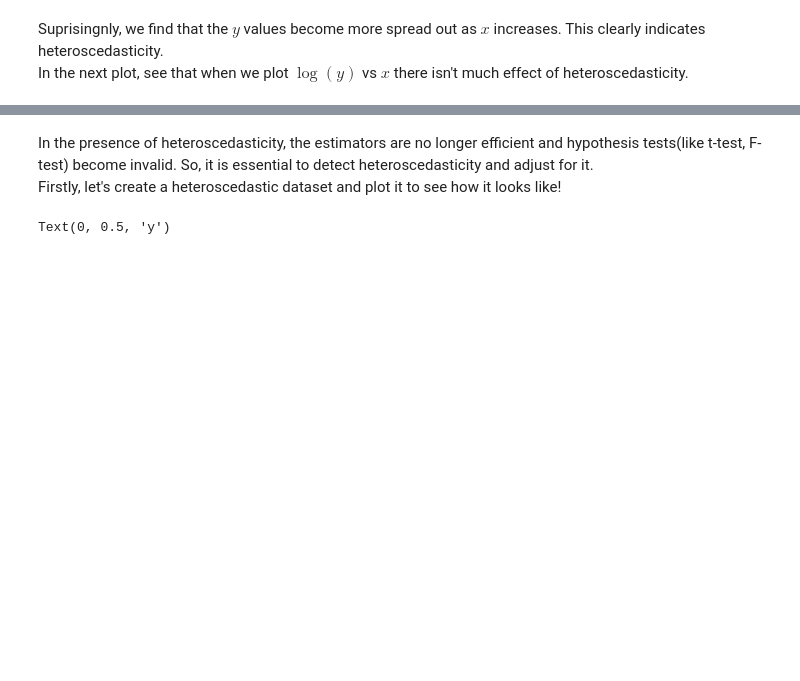
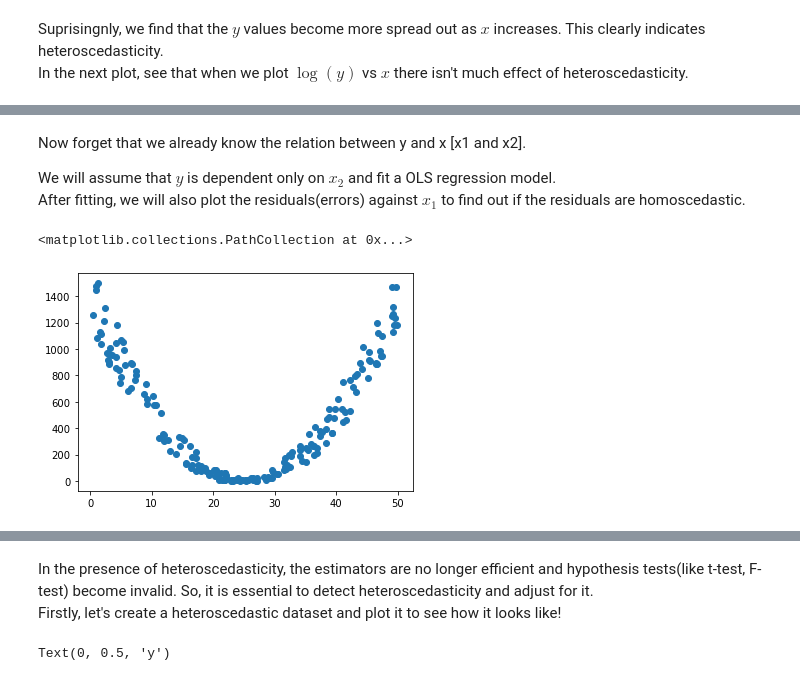
Before and after one commit to PetalsOnWind/Statistics-and-Econometrics-for-Data-Science, a Jupyter notebook: notebooks/Heteroscedasticty.ipynb, the cells around one changed output, grey strips where cells are left out. Drawn from its saved outputs; the diff is of its cells as text; code cells hidden in the pictures; blank space fills up the shorter version.

```diff
--- a/notebooks/Heteroscedasticty.ipynb
+++ b/notebooks/Heteroscedasticty.ipynb
@@ -77,0 +76,24 @@ Here we will generate a example of how a wrongly specified model causes heterosc
+# %%
+#generating samples for two independent variables from a random distribution
+x1 = np.random.uniform(low = 0, high = 50, size = 200)
+x2 = np.random.uniform(low = 0, high = 100, size = 200)
+
+#defining the dependent variable by a arbitrary expression
+y = 1.5*x1 + 5*x2 + 3
+# %% [markdown]
+Now forget that we already know the relation between y and x [x1 and x2].
+
+We will assume that $y$ is dependent only on $x_2$ and fit a OLS regression model.
+After fitting, we will also plot the residuals(errors) against $x_1$ to find out if the residuals are homoscedastic.
+# %%
+#regressing for y against x2
+x2_model = sm.OLS(y,sm.add_constant(x2)).fit()
+
+#extracting residual values from the fitted model
+residuals = x2_model.resid
+
+#plotting squared residuals against x1
+plt.scatter(x1,residuals**2)
+# %% [output]
+<matplotlib.collections.PathCollection at 0x...>
+[figure, added]
```
Also changed, not shown: parts of 8 cells of this notebook.
